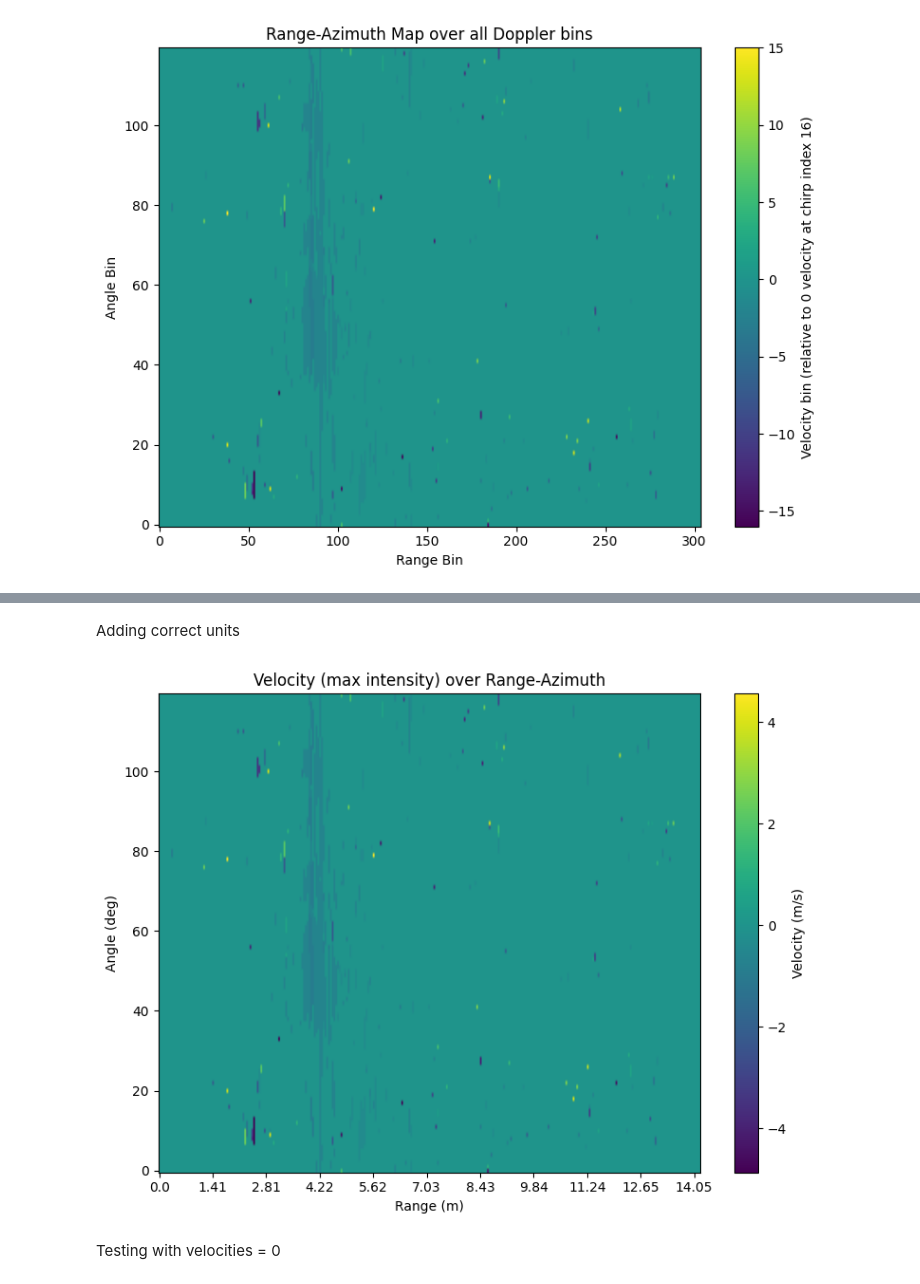
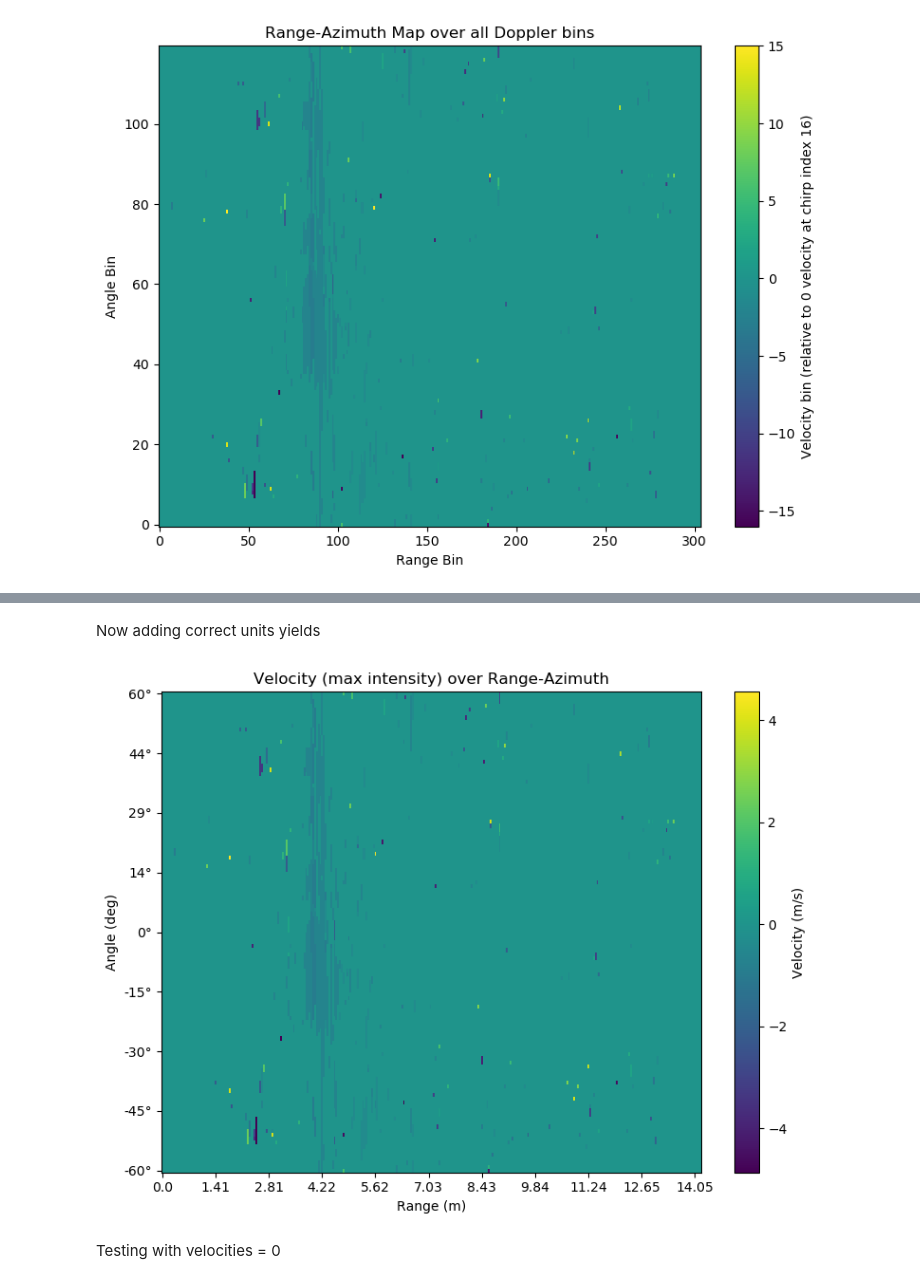
Before and after one commit to Soldann/CaRLi-V, a Jupyter notebook: examples/RaDICaL_radar_cube.ipynb, the cells around one changed output, grey strips where cells are left out. Saved outputs shown, nothing was run; the diff lists cells and outputs as text; code cells hidden in the pictures.

```diff
--- a/examples/RaDICaL_radar_cube.ipynb
+++ b/examples/RaDICaL_radar_cube.ipynb
@@ -295,29 +375,39 @@ plt.show()
 # %% [markdown]
-Adding correct units
+Now adding correct units yields
 # %%
 # Collapse to bin indices
-collapsed_range_doppler = np.argmax(np.abs(radar_cube), axis=0)
+collapsed_doppler = np.argmax(np.abs(radar_cube), axis=0)
 
 dopplers = np.arange(-max_doppler, max_doppler + doppler_resolution, doppler_resolution)
 
 # Convert bin indices to velocities
-collapsed_range_doppler_velocity = dopplers[collapsed_range_doppler]
+collapsed_doppler_velocity = dopplers[collapsed_doppler]
 
 plt.figure(figsize=(8, 6))
-im = plt.imshow(collapsed_range_doppler_velocity, aspect='auto', origin='lower', cmap='viridis')
+im = plt.imshow(collapsed_doppler_velocity, aspect='auto', origin='lower', cmap='viridis')
 
 plt.xticks(range_ticks, range_tick_labels)
 plt.xlabel('Range (m)')
 plt.ylabel('Angle (deg)')
 
 # Colorbar automatically uses velocity values now
 cbar = plt.colorbar(im)
 cbar.set_label('Velocity (m/s)')
 
+# Assume angle_bins = 120 -> angles from -60 to +60 degrees
+angle_bins = radar_cube.shape[1]  # (Double-check this matches your dimension)
+angles = np.linspace(-60, 60, angle_bins)
+
+# Update y-axis ticks to show actual azimuth angles
+num_ticks = 9  # Adjust number of ticks for readability
+tick_positions = np.linspace(0, angle_bins - 1, num_ticks)
+tick_labels = [f"{int(angles[int(pos)])}°" for pos in tick_positions]
+plt.yticks(tick_positions, tick_labels)
+
 plt.title('Velocity (max intensity) over Range-Azimuth')
 plt.tight_layout()
 plt.show()
 # %% [output]
-[figure, old version]
+[figure, new version]
 # %% [markdown]
 Testing with velocities = 0
```
Also changed, not shown: parts of 71 cells of this notebook.
